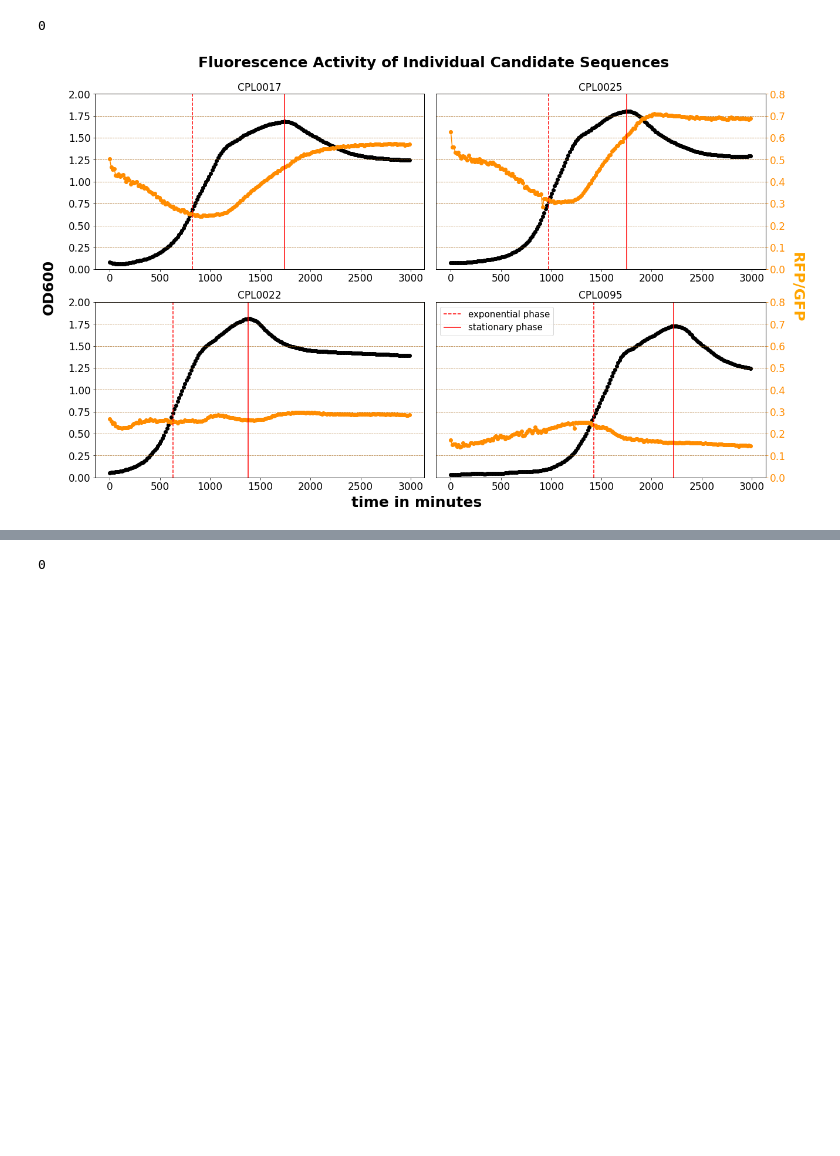
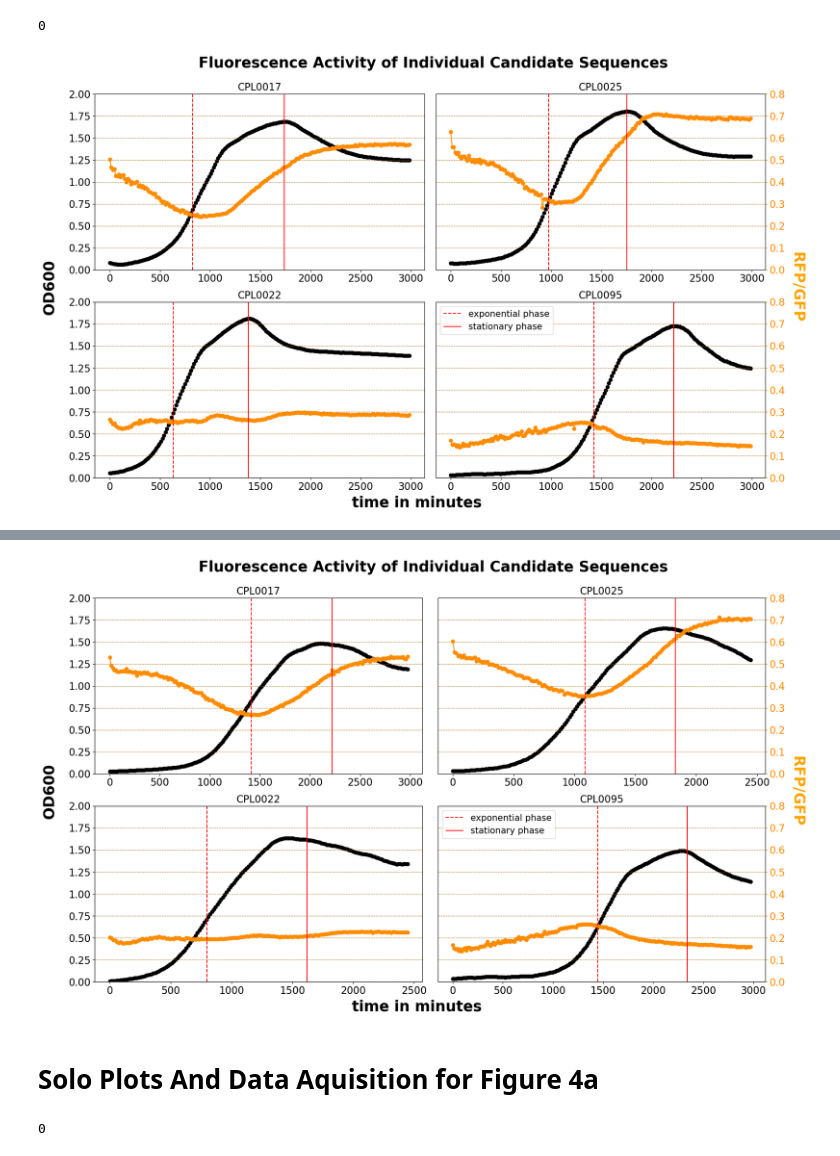
Before and after one commit to Kanomble/curvibacter_promotor_studies, a Jupyter notebook: scripts/promotor_project_curvibacter.ipynb, the cells around one changed output, grey strips where cells are left out. Cells and saved outputs as stored; diff of their text form; code cells hidden in the pictures; blank space fills up the shorter version.

Commit message:
added code for plotting graphs with mean values

```diff
--- a/scripts/promotor_project_curvibacter.ipynb
+++ b/scripts/promotor_project_curvibacter.ipynb
@@ -907,0 +980,17 @@ plt.savefig("../results/subplots_cpls.png", dpi=400,  bbox_inches = 'tight')
+# %%
+index_cpl_0017_1, mindex_cpl_0017_1, od_data_cpl_0017_1, red_vs_green_cpl_0017_1, time_cpl_0017_1 = get_data_for_subplot(df1_cpl_0095, "CPL_0017")
+index_cpl_0017_2, mindex_cpl_0017_2, od_data_cpl_0017_2, red_vs_green_cpl_0017_2, time_cpl_0017_2 = get_data_for_subplot(df2_cpl_0095, "CPL_0017")
+index_cpl_0017_3, mindex_cpl_0017_3, od_data_cpl_0017_3, red_vs_green_cpl_0017_3, time_cpl_0017_3 = get_data_for_subplot(df3_cpl_0095, "CPL_0017")
+
+index_cpl_0017 = (index_cpl_0017_1 + index_cpl_0017_2 + index_cpl_0017_3)/3
+mindex_cpl_0017 = (mindex_cpl_0017_1 + mindex_cpl_0017_2 + mindex_cpl_0017_3)/3
+
+min_measurement_index = min([len(od_data_cpl_0017_1),len(od_data_cpl_0017_2),len(od_data_cpl_0017_3)])
+od_data_cpl_0017 = od_data_cpl_0017_1[:min_measurement_index] + od_data_cpl_0017_2[:min_measurement_index] + od_data_cpl_0017_3[:min_measurement_index]
+od_data_cpl_0017 = od_data_cpl_0017/3
+
+red_vs_green_cpl_0017 = red_vs_green_cpl_0017_1[:min_measurement_index] + red_vs_green_cpl_0017_2[:min_measurement_index] + red_vs_green_cpl_0017_3[:min_measurement_index]
+red_vs_green_cpl_0017 = red_vs_green_cpl_0017/3
+
+time_cpl_0017 = np.array(time_cpl_0017_1[:min_measurement_index]) + np.array(time_cpl_0017_2[:min_measurement_index]) + np.array(time_cpl_0017_3[:min_measurement_index])
+time_cpl_0017 = time_cpl_0017/3
@@ -908,3 +1002,58 @@ plt.savefig("../results/subplots_cpls.png", dpi=400,  bbox_inches = 'tight')
+# %%
+fig, ((ax1, ax2), (ax3, ax4)) = plt.subplots(figsize=(15,10), nrows=2, ncols=2)
+
+axes = [ (ax1, ax1.twinx()), (ax2, ax2.twinx()), (ax3, ax3.twinx()), (ax4, ax4.twinx())]
+
+for index, data in enumerate(plot_list):
+    axes[index][0].plot(data[4],data[2],linestyle="none", marker='o', color=od_color)
+
+    if index != 1 and index != 3:
+        #axes[index][0].set_ylabel("OD600", color=od_color, fontsize=17)
+        axes[index][0].tick_params(axis='y', colors=od_color, labelsize=17)
+        axes[index][0].tick_params(axis='x', colors="black", labelsize=17)
+    else:
+        axes[index][0].tick_params(left = False, right = False , labelleft = False)
+        axes[index][0].tick_params(axis='x', colors="black", labelsize=17)
+
+    axes[index][1].plot(data[4],data[3],linestyle='-',marker="o", color=rfp_gfp_color)
+
+    if index != 0 and index != 2:
+        #axes[index][1].set_ylabel("RFP/GFP", color=rfp_gfp_color, fontsize=17)
+        axes[index][1].tick_params(axis='y', colors=rfp_gfp_color, labelsize=17)
+        axes[index][1].tick_params(axis='x', colors="black", labelsize=17)
+    else:
+        axes[index][1].tick_params(left = False, right = False , labelleft = False, labelright=False)
+
+    axes[index][1].set_ylim(0,0.8)
+    axes[index][0].set_ylim(0,2.0)
+
+
+    axes[index][0].grid(axis="y",color="black", linestyle="--", alpha=0.5)
+    axes[index][1].grid(axis="y",color=rfp_gfp_color,linestyle="--", alpha=0.5)
+
+    axes[index][1].vlines(data[0], 0, max(data[2])+np.mean(data[2]), linestyles="--", color=vline_color, label="exponential phase")
+    axes[index][1].vlines(data[1], 0, max(data[2])+np.mean(data[2]), linestyles="-", color=vline_color, label="stationary phase")
+
+    if index == 3:
+        axes[index][1].legend(loc="upper left", fontsize=15)
+
+    axes[index][0].set_title(data[5], fontsize=17)
+
+#fig.supxlabel('time in minutes', fontsize=20)
+#fig.supylabel('OD600', fontsize=20, x=-0.02)
+fig.text(x=-0.03, y=0.5, s="OD600", size=25, fontweight='bold', rotation=90, ha='center', va='center')
+fig.text(x=0.55, y=-0.01, s="time in minutes", size=25, fontweight='bold', rotation=0, ha='center', va='center')
+
+fig.text(x=1.15, y=0.5, s="RFP/GFP", size=25, fontweight='bold', rotation=-90, ha='center', va='center', color="orange")
+fig.text(x=0.58, y= + 1.03, s="Fluorescence Activity of Individual Candidate Sequences ", size=25, fontweight='bold', rotation=0, ha='center', va='center')
+
+plt.tight_layout()
+plt.subplots_adjust(right=1.1,)
+plt.savefig("../results/subplots_cpls_mean_values.png", dpi=400,  bbox_inches = 'tight')
+# %% [output]
+[figure, added]
+# %% [markdown]
+# Solo Plots And Data Aquisition for Figure 4a
 # %%
 savep="../results/CPL_0022_combined_plot.png"
 cpl_number = "CPL_0022"
```
Also changed, not shown: parts of 54 cells of this notebook.
